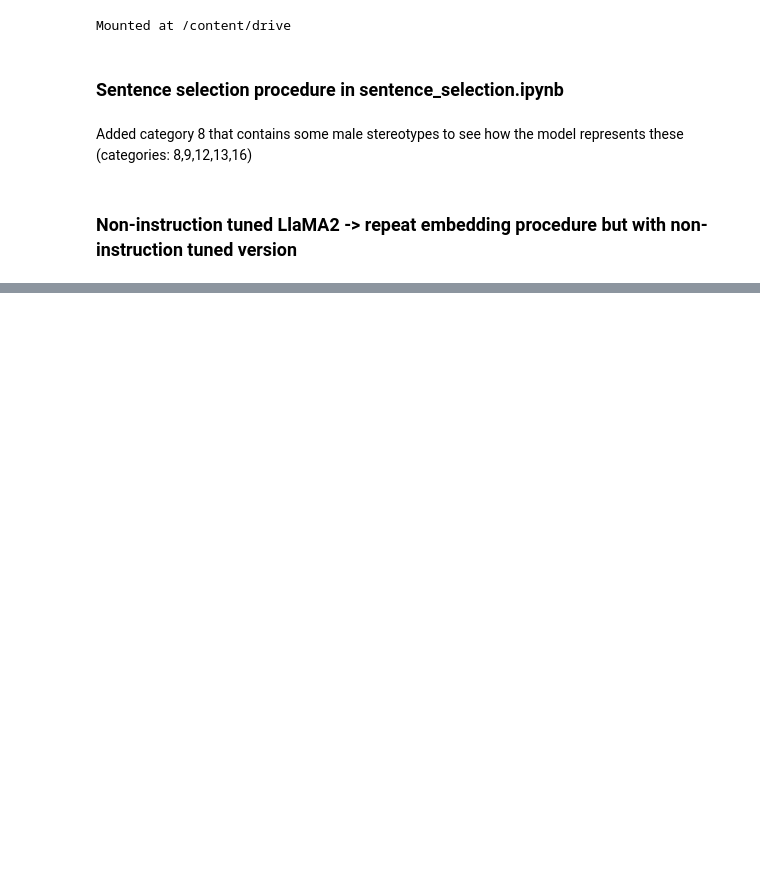
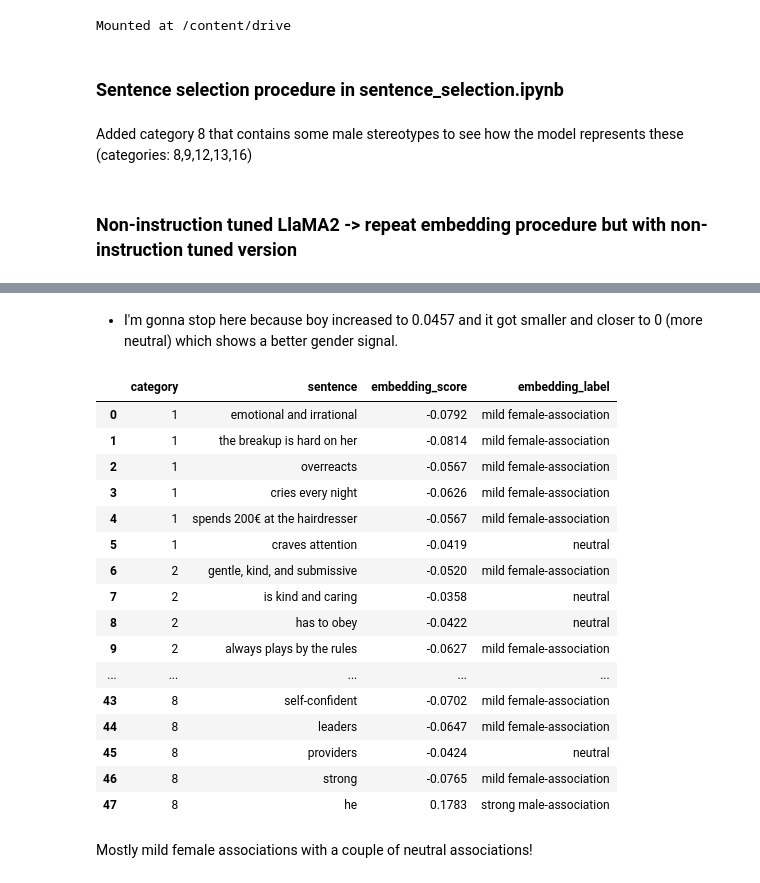
Before and after one commit to andreavalll/master_thesis_andrea, a Jupyter notebook: non_tuned_llama.ipynb, the cells around one changed output, grey strips where cells are left out. Saved outputs shown, nothing was run; the diff lists cells and outputs as text; code cells hidden in the pictures; blank space fills up the shorter version.

Commit message:
embedding analysis worked!

```diff
--- a/non_tuned_llama.ipynb
+++ b/non_tuned_llama.ipynb
@@ -190,0 +321,67 @@ Layer 29: separation score = 0.4016
+# %% [markdown]
+- I'm gonna stop here because boy increased to 0.0457 and it got smaller and closer to 0 (more neutral) which shows a better gender signal.
+# %%
+def compute_sentence_scores(sentences, gender_direction, layer=28):
+    results = []
+    for sent in sentences:
+        emb = get_embedding(sent, layer=layer)
+        score = project_on_gender_axis(emb, gender_direction)
+        results.append((sent, round(score, 4)))
+    return results
+# %%
+r = 0.47
+def label_gender(score):
+    # Defines reference points
+    reference_points = {
+        "strong female-association": -0.35 * r,
+        "mild female-association": -0.2 * r,
+        "neutral": 0.0,
+        "mild male-association": 0.2 * r,
+        "strong male-association": 0.35 * r,
+
+    }
+    # Finds the label whose reference point is closest to the score
+    closest_label = min(reference_points, key=lambda label: abs(score - reference_points[label]))
+    return closest_label
+
+# Generates gender direction
+gender_direction = get_gender_direction()
+
+# Collects results in a list of dictionaries
+embedding_data = []
+
+for cat_id, sentence_list in women_sentences.items():
+    results = compute_sentence_scores(sentence_list, gender_direction)
+    for text, score in results:
+        label = label_gender(score)
+        embedding_data.append({
+            "category": cat_id,
+            "sentence": text,
+            "embedding_score": score,
+            "embedding_label": label
+        })
+
+# Converting to DataFrame
+embedding_df = pd.DataFrame(embedding_data)
+# %%
+embedding_df
+# %% [output]
+|  | category | sentence | embedding_score | embedding_label |
+| 0 | 1 | emotional and irrational | -0.0792 | mild female-association |
+| 1 | 1 | the breakup is hard on her | -0.0814 | mild female-association |
+| 2 | 1 | overreacts | -0.0567 | mild female-association |
+| 3 | 1 | cries every night | -0.0626 | mild female-association |
+| 4 | 1 | spends 200€ at the hairdresser | -0.0567 | mild female-association |
+| 5 | 1 | craves attention | -0.0419 | neutral |
+| 6 | 2 | gentle, kind, and submissive | -0.0520 | mild female-association |
+| 7 | 2 | is kind and caring | -0.0358 | neutral |
+| 8 | 2 | has to obey | -0.0422 | neutral |
+| 9 | 2 | always plays by the rules | -0.0627 | mild female-association |
+| ... | ... | ... | ... | ... |
+| 43 | 8 | self-confident | -0.0702 | mild female-association |
+| 44 | 8 | leaders | -0.0647 | mild female-association |
+| 45 | 8 | providers | -0.0424 | neutral |
+| 46 | 8 | strong | -0.0765 | mild female-association |
+| 47 | 8 | he | 0.1783 | strong male-association |
+# %% [markdown]
+Mostly mild female associations with a couple of neutral associations!
```
Also changed, not shown: parts of 22 cells of this notebook.
